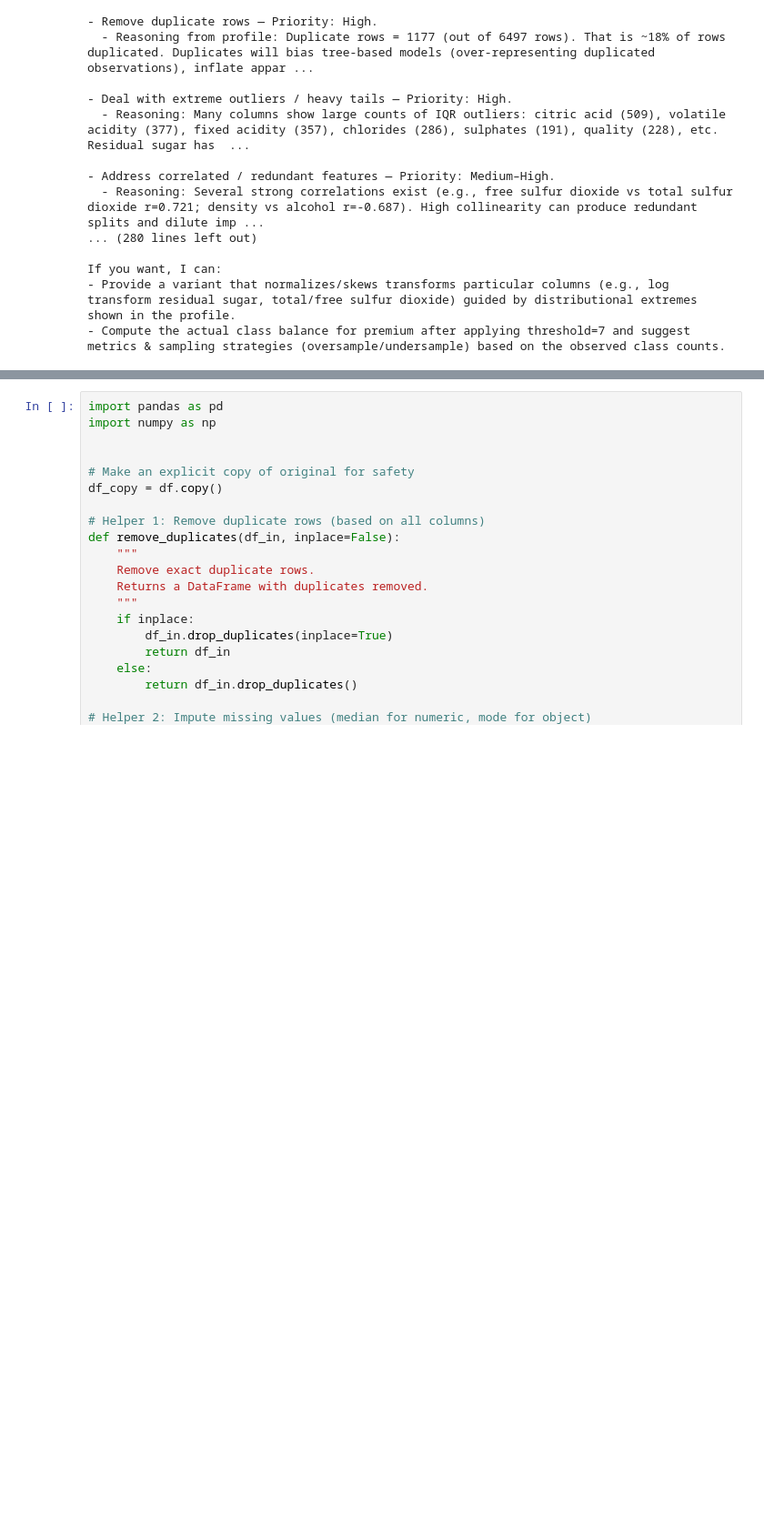
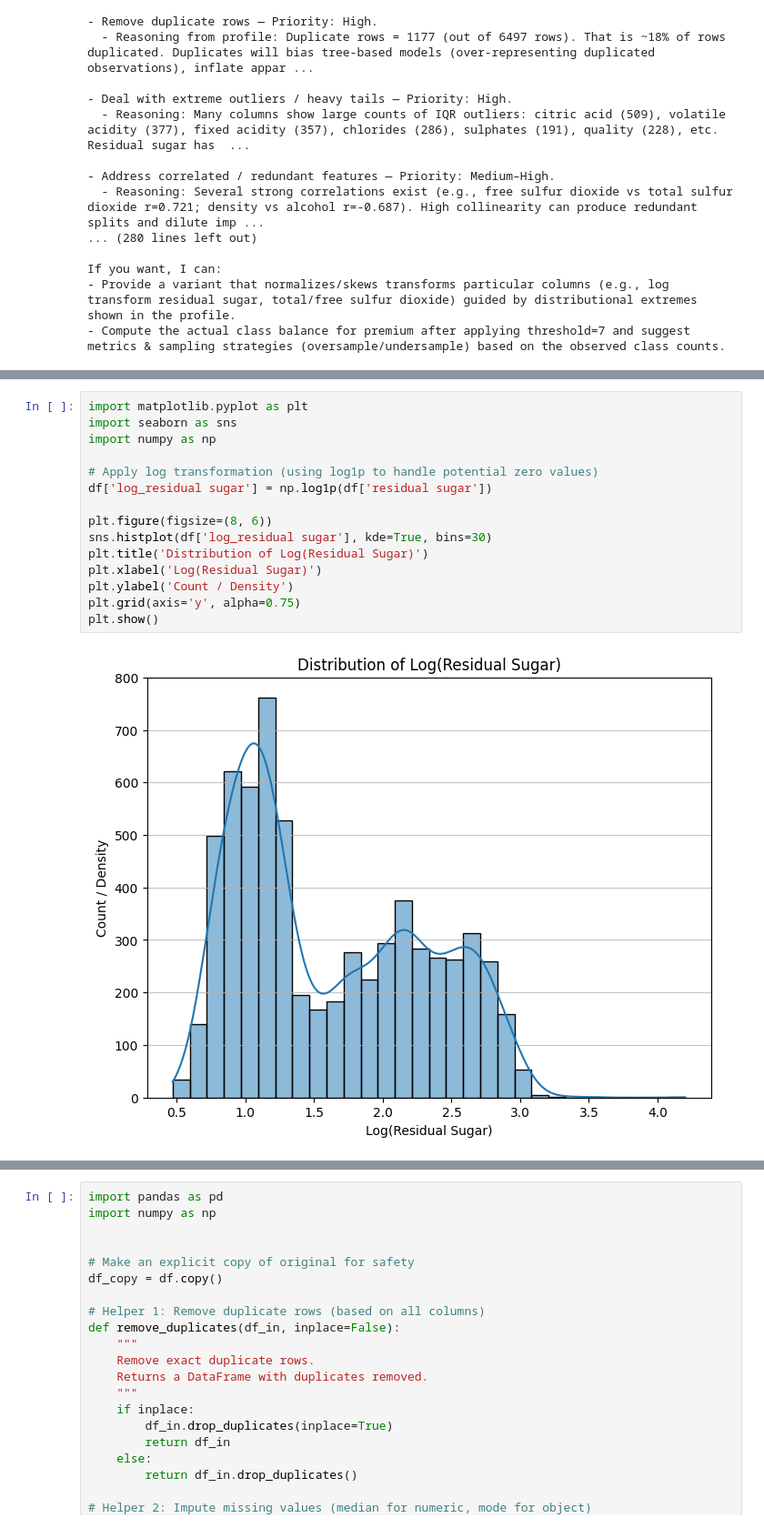
Before and after one commit to alpie13-blip/ADALL_github, a Jupyter notebook: ADALL/4641601C_ADALL_Project. v6.ipynb, the cells around one changed output, grey strips where cells are left out. Shown at 91% size. Cells and saved outputs as stored; diff of their text form; blank space fills up the shorter version.

```diff
--- a/ADALL/4641601C_ADALL_Project. v6.ipynb
+++ b/ADALL/4641601C_ADALL_Project. v6.ipynb
@@ -358,0 +463,17 @@ If you want, I can:
+# %%
+import matplotlib.pyplot as plt
+import seaborn as sns
+import numpy as np
+
+# Apply log transformation (using log1p to handle potential zero values)
+df['log_residual sugar'] = np.log1p(df['residual sugar'])
+
+plt.figure(figsize=(8, 6))
+sns.histplot(df['log_residual sugar'], kde=True, bins=30)
+plt.title('Distribution of Log(Residual Sugar)')
+plt.xlabel('Log(Residual Sugar)')
+plt.ylabel('Count / Density')
+plt.grid(axis='y', alpha=0.75)
+plt.show()
+# %% [output]
+[figure, added]
```
Also changed, not shown: parts of 8 cells of this notebook.
